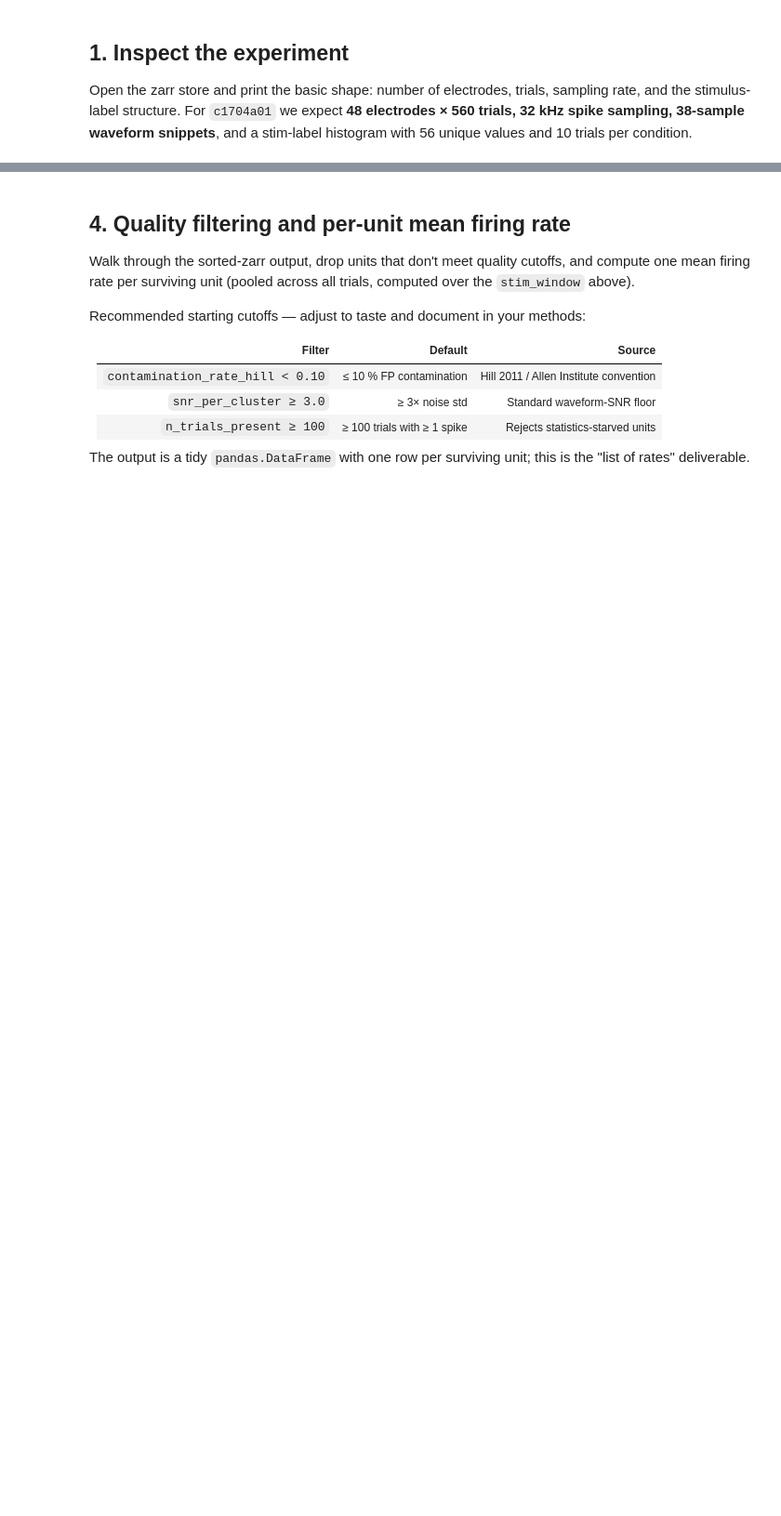
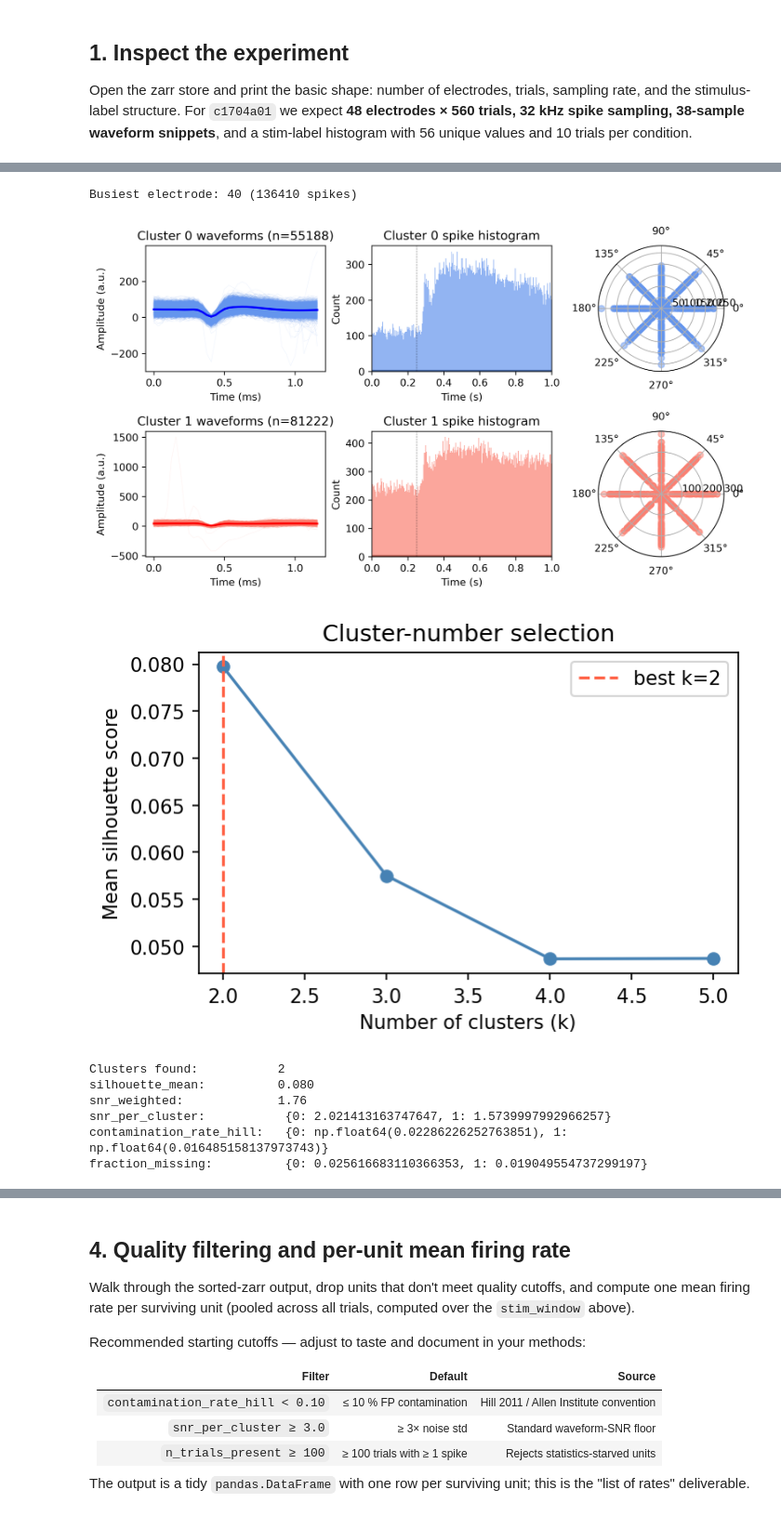
Before and after one commit to VisionICeNatal/VisionICeAnalysis, a Jupyter notebook: examples/example_population_rate_distribution.ipynb, the cells around one changed output, grey strips where cells are left out. Shown at 93% size. Drawn from its saved outputs; the diff is of its cells as text; code cells hidden in the pictures; blank space fills up the shorter version.

```diff
--- a/examples/example_population_rate_distribution.ipynb
+++ b/examples/example_population_rate_distribution.ipynb
@@ -105,7 +176,7 @@ def decode_condition(label):
     """Map a 1..56 condition label → (stim_type, contrast_pct, direction_deg)."""
     label = int(label)
     # Each block of 8 = one (stim, contrast) combo varied across 8 directions.
-    block = (label - 1) // 8  # 0..6
+    block = (label - 1) // 8   # 0..6
     idx_in_block = (label - 1) % 8
     direction_deg = idx_in_block * 45.0
     if block == 0:
@@ -122,15 +193,21 @@ print(protocol.head(10))
 print("...")
 print(protocol.tail(5))
 
-# Per-trial protocol view: one row per recorded trial
-trial_proto = pd.DataFrame(
-    {
-        "trial": np.arange(int(ds.sizes["trials"])),
-        "label": ds.stim_label.values.astype(int),
-    }
-)
+# Per-trial protocol view: one row per recorded trial.
+trial_proto = pd.DataFrame({
+    "trial": np.arange(int(ds.sizes["trials"])),
+    "label": ds.stim_label.values.astype(int),
+})
 trial_proto = trial_proto.merge(protocol, on="label", how="left")
-print(
-    f"\nPer-trial table: {len(trial_proto)} trials, "
-    f"{trial_proto['stim_type'].value_counts().to_dict()}"
-)
+print(f"\nPer-trial table: {len(trial_proto)} trials, "
+      f"{trial_proto['stim_type'].value_counts().to_dict()}")
+
+# Label → motion-direction-degrees dict, required by batch_sort_experiment
+# (the SortingData container always carries an angles array; the bridge
+# default `steps2degree(12)` only covers labels 1-12 and would raise a
+# KeyError on this 56-condition protocol).  Even though §3 disables
+# tuning, the angles still need to be defined for every label.
+tlabel2angle = {int(lbl): float(deg) for lbl, deg in
+                zip(protocol["label"], protocol["direction_deg"])}
+print(f"tlabel2angle: {len(tlabel2angle)} labels mapped "
+      f"({min(tlabel2angle.values()):.0f}°-{max(tlabel2angle.values()):.0f}°)")
@@ -160,36 +255,47 @@ valid = (wv_st.notnull().any("snippet_time") & st_st.notnull()).values
 wv_st = wv_st.isel(sidx=np.nonzero(valid)[0])
 st_st = st_st.isel(sidx=np.nonzero(valid)[0])
 
 waveforms = wv_st.T.values.astype(np.float64)
 spike_times = st_st.values.astype(np.float64)
 trials = wv_st.trials.values.astype(np.int64)
 
-# Placeholder angles — tuning analysis disabled on the mixed label set.
-angles_placeholder = np.zeros(int(ds.sizes["trials"]), dtype=np.float64)
+# Per-trial direction degrees from the protocol decoder (correct angles
+# even though tuning analysis is disabled here — see markdown above).
+angles_per_trial = trial_proto["direction_deg"].values.astype(np.float64)
 trial_length_s = ds.attrs["MaxTrialLength"] / 1000.0
 # Stim-on window: 250 ms post trial start (Show) to trial end.
 # Covers both the 250 ms static phase and the 500 ms motion phase.
 STIM_WINDOW = (0.25, 1.0)
 
 data = load_from_arrays(
     waveforms=waveforms,
     spike_times=spike_times,
     trials=trials,
-    angles=angles_placeholder,
+    angles=angles_per_trial,
     waveform_fs=float(ds.attrs["SpikeSamplingFrequency"]),
     n_trials=int(ds.sizes["trials"]),
     stim_window=STIM_WINDOW,
     stim_frequency=None,
 )
 
 result_one = run_sorting_pipeline(data, compute_os=False, plot=True)
 print()
 print(f"Clusters found:           {result_one.n_clusters}")
 print(f"silhouette_mean:          {result_one.quality.get('silhouette_mean'):.3f}")
 print(f"snr_weighted:             {result_one.quality.get('snr_weighted'):.2f}")
 print("snr_per_cluster:          ", result_one.quality.get("snr_per_cluster"))
 print("contamination_rate_hill:  ", result_one.quality.get("contamination_rate_hill"))
 print("fraction_missing:         ", result_one.quality.get("fraction_missing"))
+# %% [output]
+Busiest electrode: 40 (136410 spikes)
+[figure, added]
+[figure, added]
+Clusters found:           2
+silhouette_mean:          0.080
+snr_weighted:             1.76
+snr_per_cluster:           {0: 2.021413163747647, 1: 1.5739997992966257}
+contamination_rate_hill:   {0: np.float64(0.02286226252763851), 1: np.float64(0.016485158137973743)}
+fraction_missing:          {0: 0.025616683110366353, 1: 0.019049554737299197}
 # %% [markdown]
 ## 3. Batch-sort all 48 electrodes
 
```
Also changed, not shown: parts of 18 cells of this notebook.
